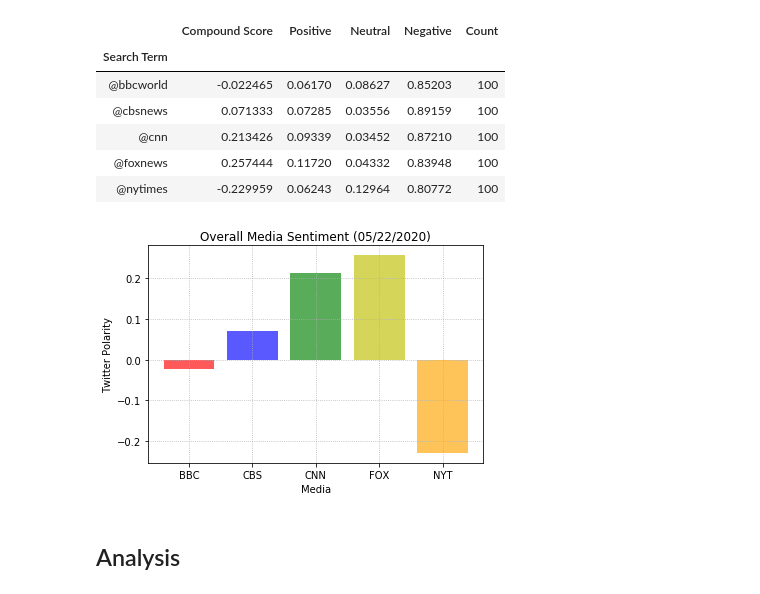
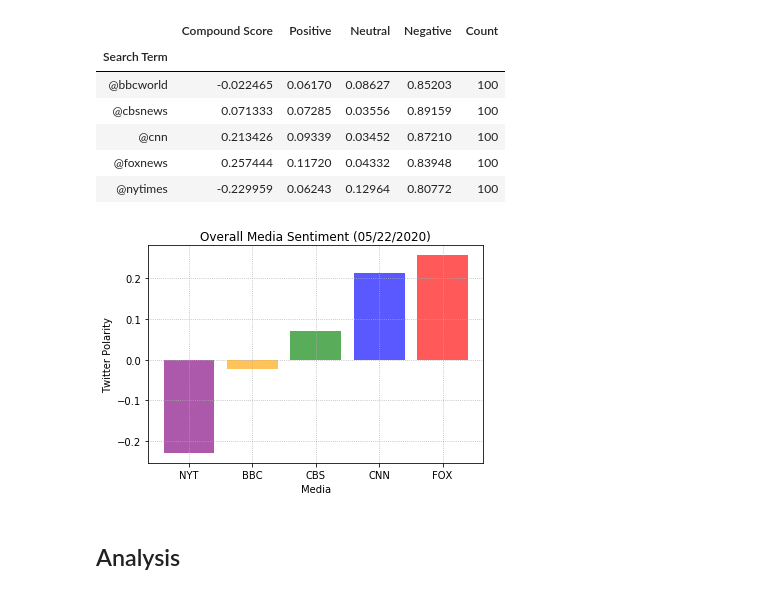
Before and after one commit to HeatherJane/GWU-HJM-PythonAPI, a Jupyter notebook: Twitter-API-Instructions/Twitter_HJM.ipynb, the cells around one changed output. Saved outputs shown, nothing was run; the diff lists cells and outputs as text; code cells hidden in the pictures.

```diff
--- a/Twitter-API-Instructions/Twitter_HJM.ipynb
+++ b/Twitter-API-Instructions/Twitter_HJM.ipynb
@@ -155,24 +155,24 @@ summary_df
 | @nytimes | -0.229959 | 0.06243 | 0.12964 | 0.80772 | 100 |
 # %%
 # Plot overall media sentiment on bar graph from summary_df
-media_agg = ['BBC', 'CBS', 'CNN', 'FOX', 'NYT']
-sentiment = [-0.022, 0.071, 0.213, 0.257, -0.229]
+media_agg = ['NYT', 'BBC', 'CBS', 'CNN', 'FOX']
+sentiment = [-0.229, -0.022, 0.071, 0.213, 0.257]
 x_axis = np.arange(len(sentiment))
 
-colors = ['r', 'b', 'g', 'y', 'orange']
+colors = ['purple', 'orange', 'green', 'blue', 'red']
 
 plt.bar(x_axis, sentiment, color=colors, alpha=0.65, align='edge')
 
 tick_locations = [value+0.4 for value in x_axis]
-plt.xticks(tick_locations, ["BBC", "CBS", "CNN", "FOX", "NYT"])
+plt.xticks(tick_locations, ["NYT", "BBC", "CBS", "CNN", "FOX"])
 plt.grid(linestyle='dotted')
 plt.title("Overall Media Sentiment (05/22/2020)")
 plt.xlabel("Media")
 plt.ylabel("Twitter Polarity")
 
 #plt.savefig("Media_Mean_Sentiment.png")
 plt.show()
 # %% [output]
-[figure, old version]
+[figure, new version]
 # %% [markdown]
 ## Analysis
```
Also changed, not shown: parts of 1 cell of this notebook, 1 other file.
